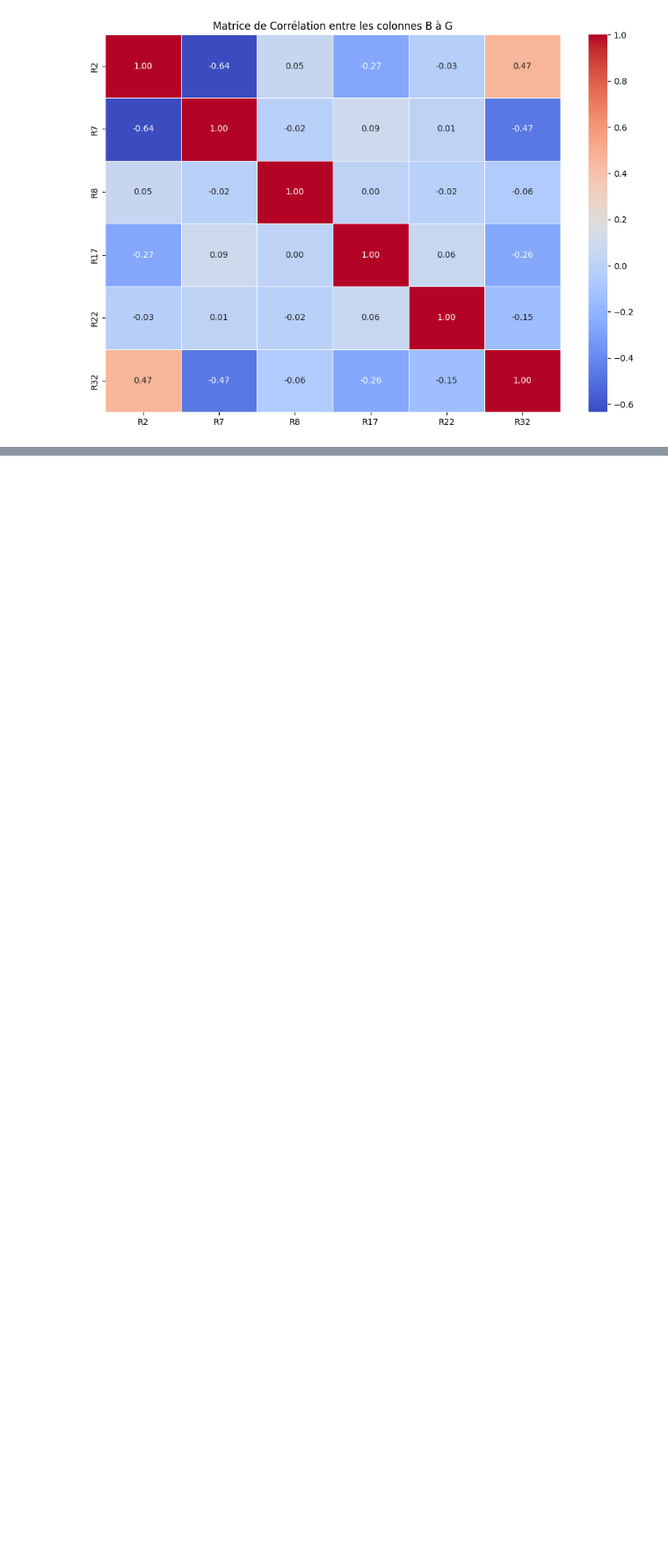
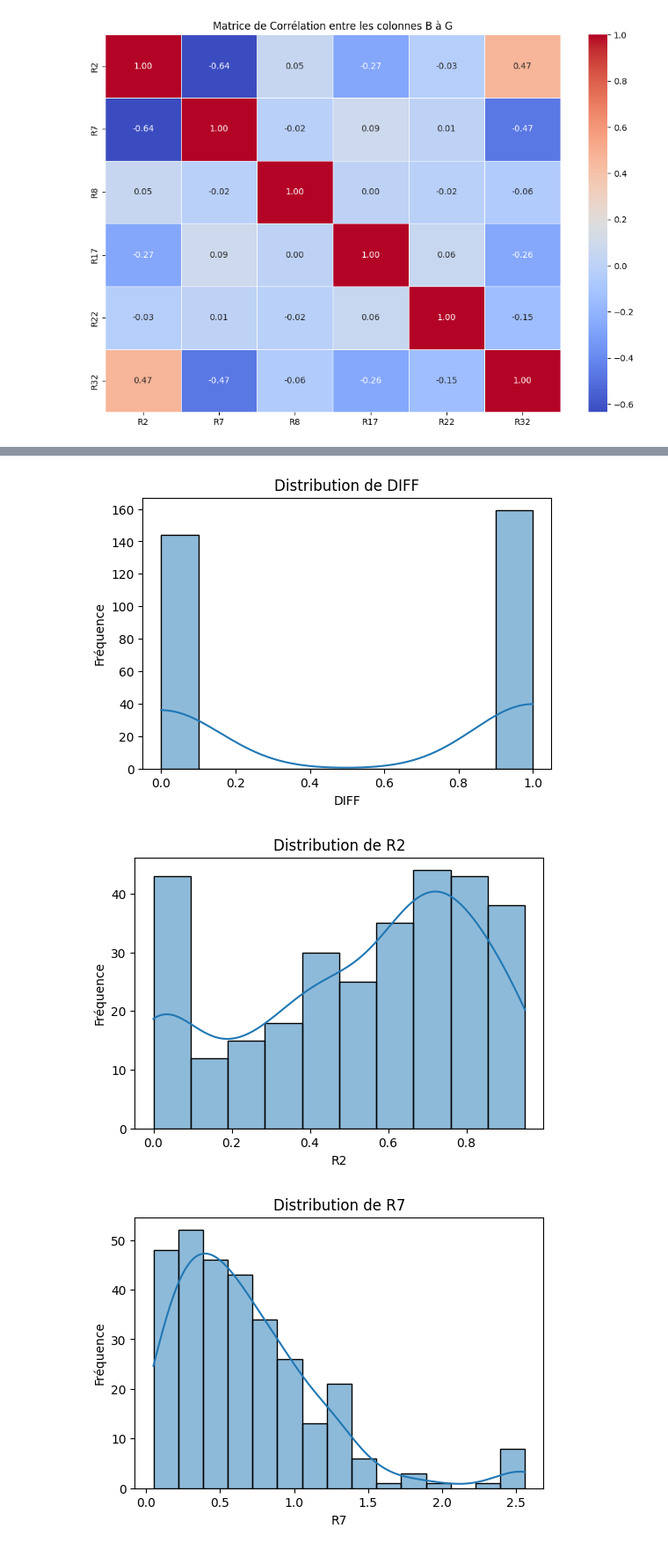
Before and after one commit to ilyaselb34/kaggleLIGAM, a Jupyter notebook: visu/visu.ipynb, the cells around one changed output, grey strips where cells are left out. Shown at 88% size. Saved outputs shown, nothing was run; the diff lists cells and outputs as text; code cells hidden in the pictures; blank space fills up the shorter version.

Commit message:
Suite des visualisation

```diff
--- a/visu/visu.ipynb
+++ b/visu/visu.ipynb
@@ -22,0 +25,20 @@ plt.show()
+# %%
+import pandas as pd
+import seaborn as sns
+import matplotlib.pyplot as plt
+
+# Charger le fichier CSV avec pandas
+df = pd.read_csv('../data/farms_train.csv', delimiter=';', decimal=',')
+
+
+for col in df.columns:
+    plt.figure(figsize=(6, 4))
+    sns.histplot(df[col], kde=True)
+    plt.title(f'Distribution de {col}')
+    plt.xlabel(col)
+    plt.ylabel('Fréquence')
+    plt.show()
+# %% [output]
+[figure, added]
+[figure, added]
+[figure, added]
```
Also changed, not shown: parts of 5 cells of this notebook.
